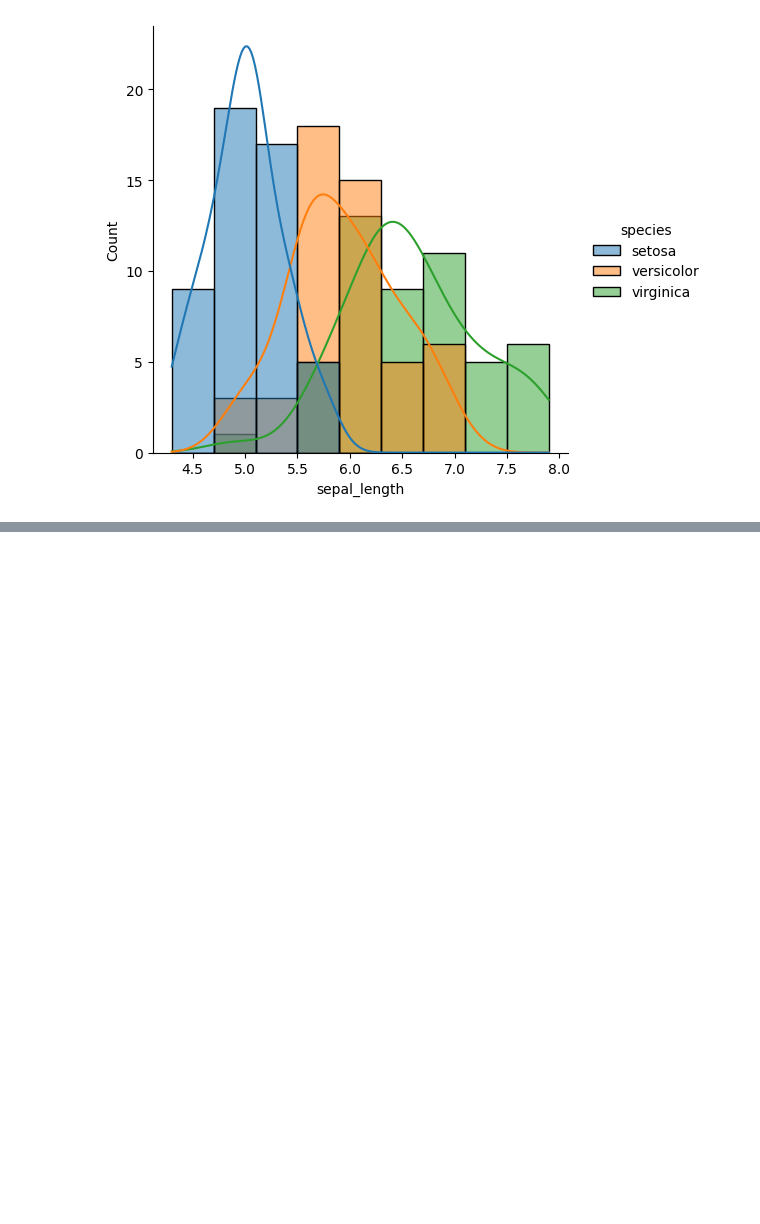
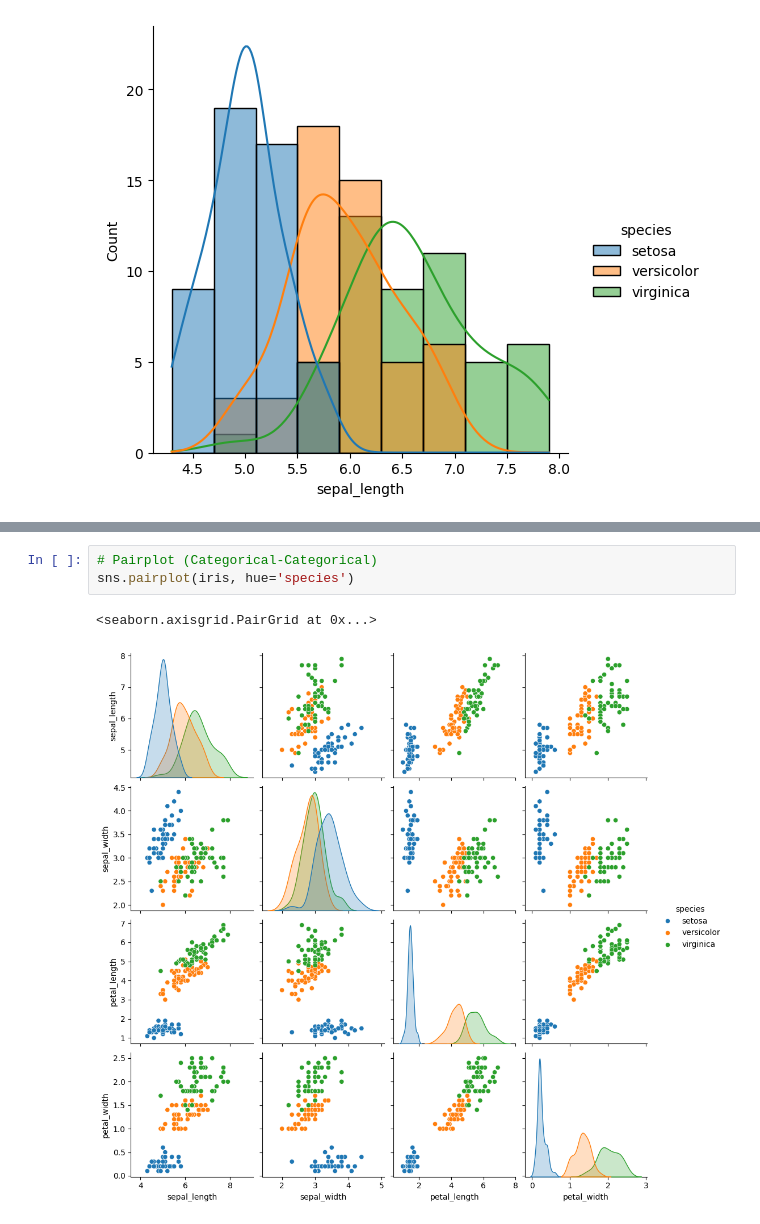
Before and after one commit to sakshammaggu/Machine-Learning, a Jupyter notebook: 05-UnderstandingData/02-EDA/02-UsingBivariateAndMultivariateAnalysis/multivariateAnalysis.ipynb, the cells around one changed output, grey strips where cells are left out. Drawn from its saved outputs; the diff is of its cells as text; blank space fills up the shorter version.

```diff
--- a/05-UnderstandingData/02-EDA/02-UsingBivariateAndMultivariateAnalysis/multivariateAnalysis.ipynb
+++ b/05-UnderstandingData/02-EDA/02-UsingBivariateAndMultivariateAnalysis/multivariateAnalysis.ipynb
@@ -96,0 +115,6 @@ sns.displot(data=iris, x='sepal_length', hue='species', kde=True)
+# %%
+# Pairplot (Categorical-Categorical)
+sns.pairplot(iris, hue='species')
+# %% [output]
+<seaborn.axisgrid.PairGrid at 0x...>
+[figure, added]
```
Also changed, not shown: parts of 3 cells of this notebook.
